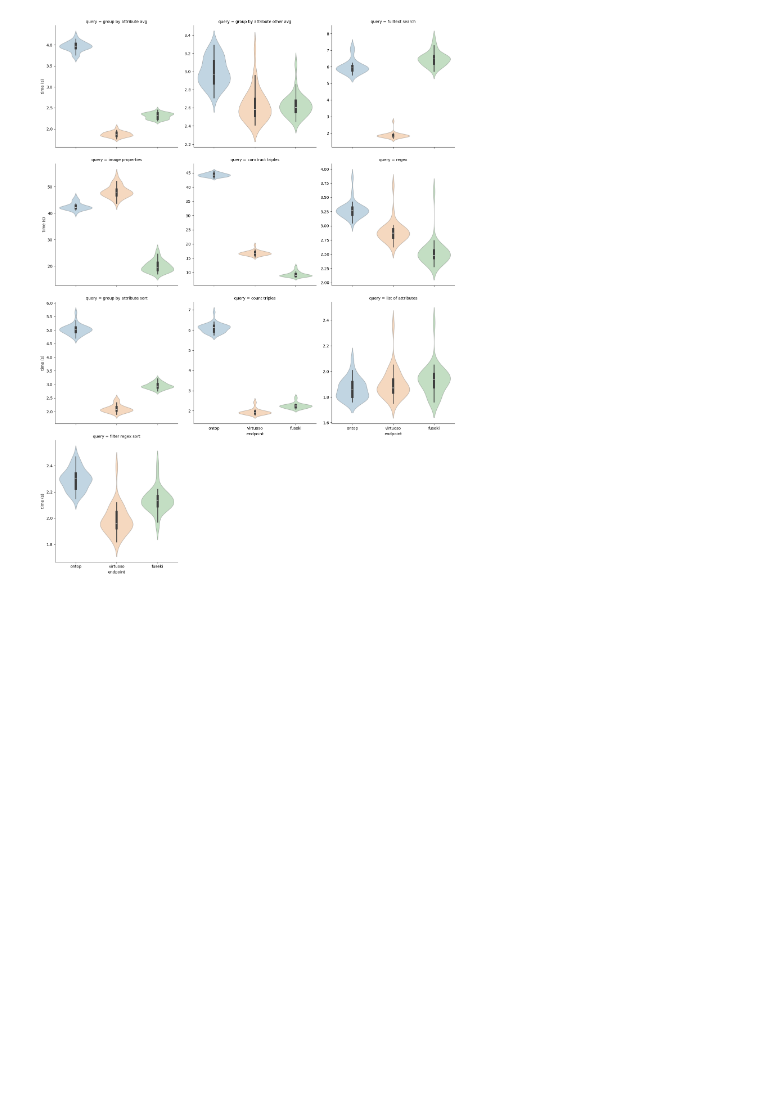
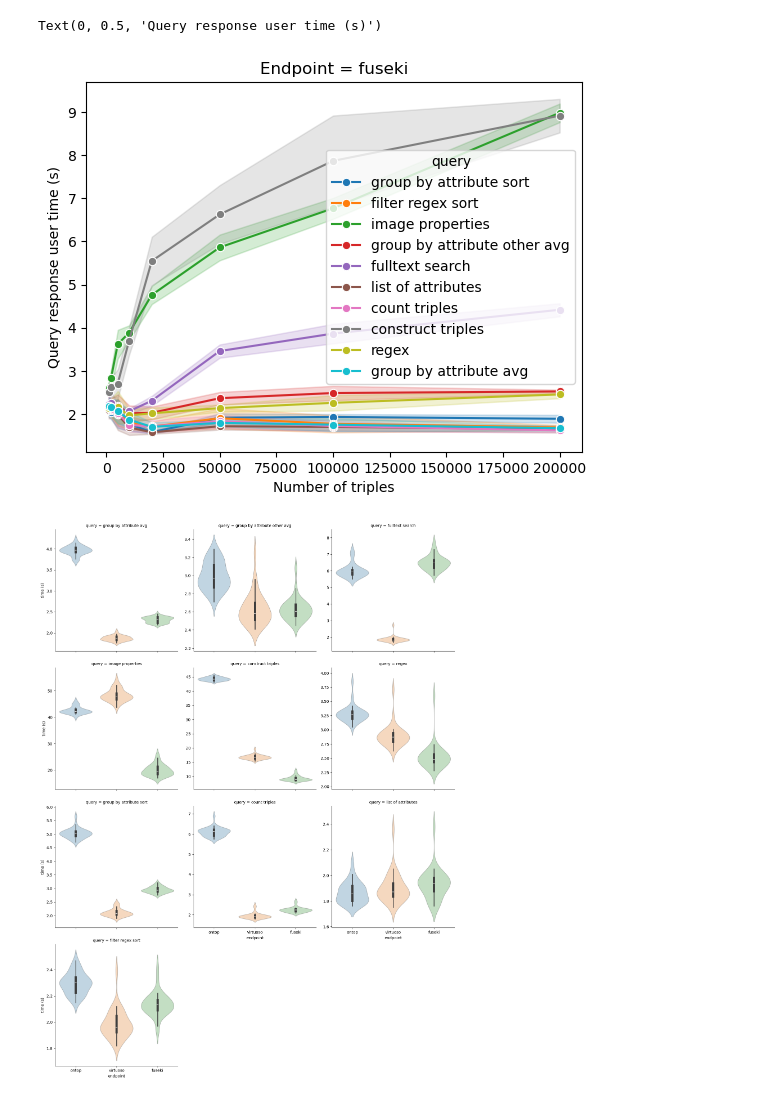
Before and after one commit to NFDI4BIOIMAGE/omero-kg-benchmark, a Jupyter notebook: queries/20241211T102000_analyze_timings_graphsize.ipynb, the cells around one changed output. Drawn from its saved outputs; the diff is of its cells as text; code cells hidden in the pictures; blank space fills up the shorter version.

```diff
--- a/queries/20241211T102000_analyze_timings_graphsize.ipynb
+++ b/queries/20241211T102000_analyze_timings_graphsize.ipynb
@@ -51,3 +85,20 @@ data1k
+# %%
+seaborn.lineplot(data=data[data.clock=='User (s)'],
+                    x='ntriples',
+                    y='time (s)',
+                    hue='query',
+                    marker='o',
+                    estimator='mean',
+                    errorbar='sd')
+
+mpl.pyplot.title("Endpoint = fuseki")
+mpl.pyplot.xlabel("Number of triples")
+mpl.pyplot.ylabel("Query response user time (s)")
+
+# mpl.pyplot.savefig("saved_runs/20241211T102000/fuseki_qrt_vs_ntriples_log.png")
+# %% [output]
+Text(0, 0.5, 'Query response user time (s)')
+[figure, added]
 # %%
 seaborn.catplot(data=data[data.clock=='Wall (s)'],kind='violin', x='endpoint', y='time (s)', hue='endpoint', col='query', alpha=0.3, sharey=False, legend='auto', col_wrap=3)
 mpl.pyplot.savefig("saved_runs/20241210T143500/facet_walltime.png")
```
Also changed, not shown: parts of 9 cells of this notebook, 4 other files.
